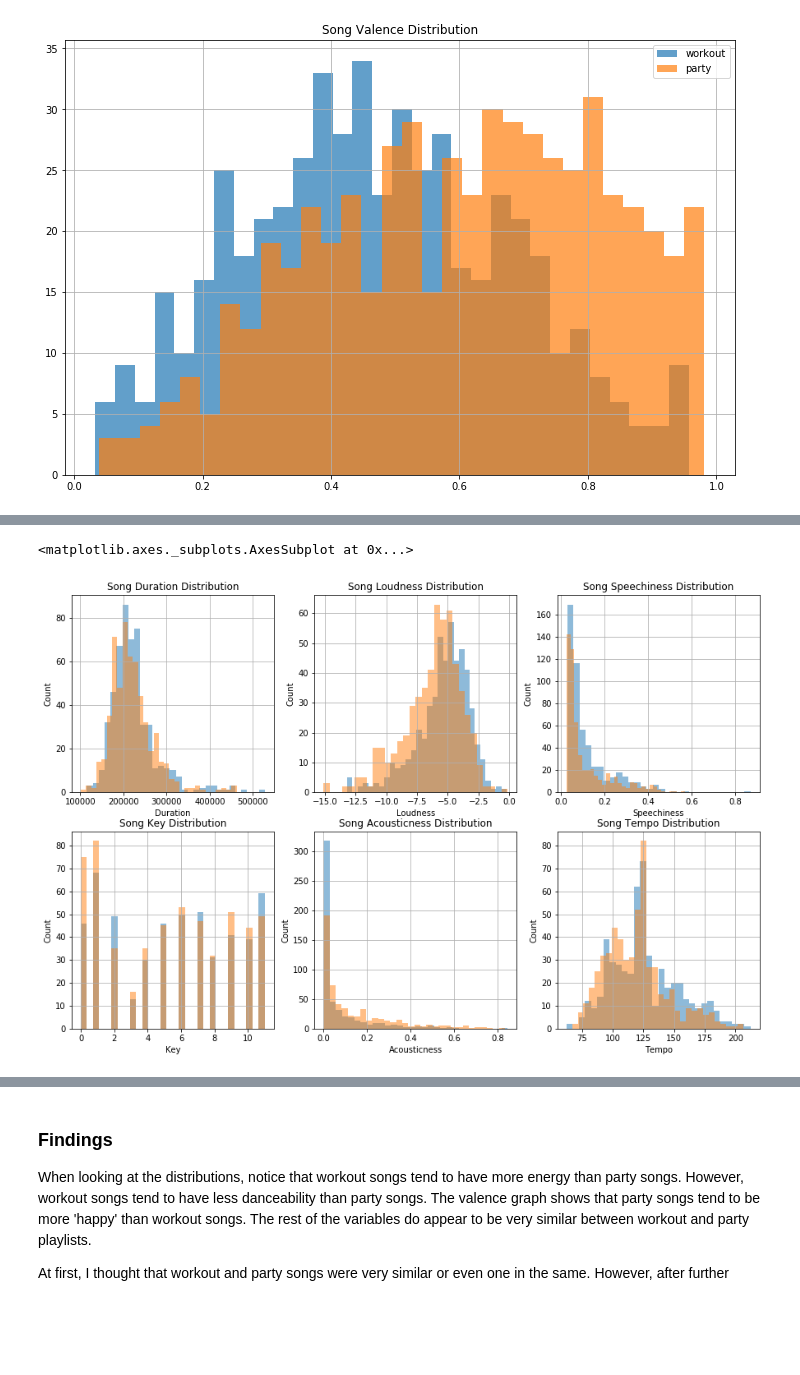
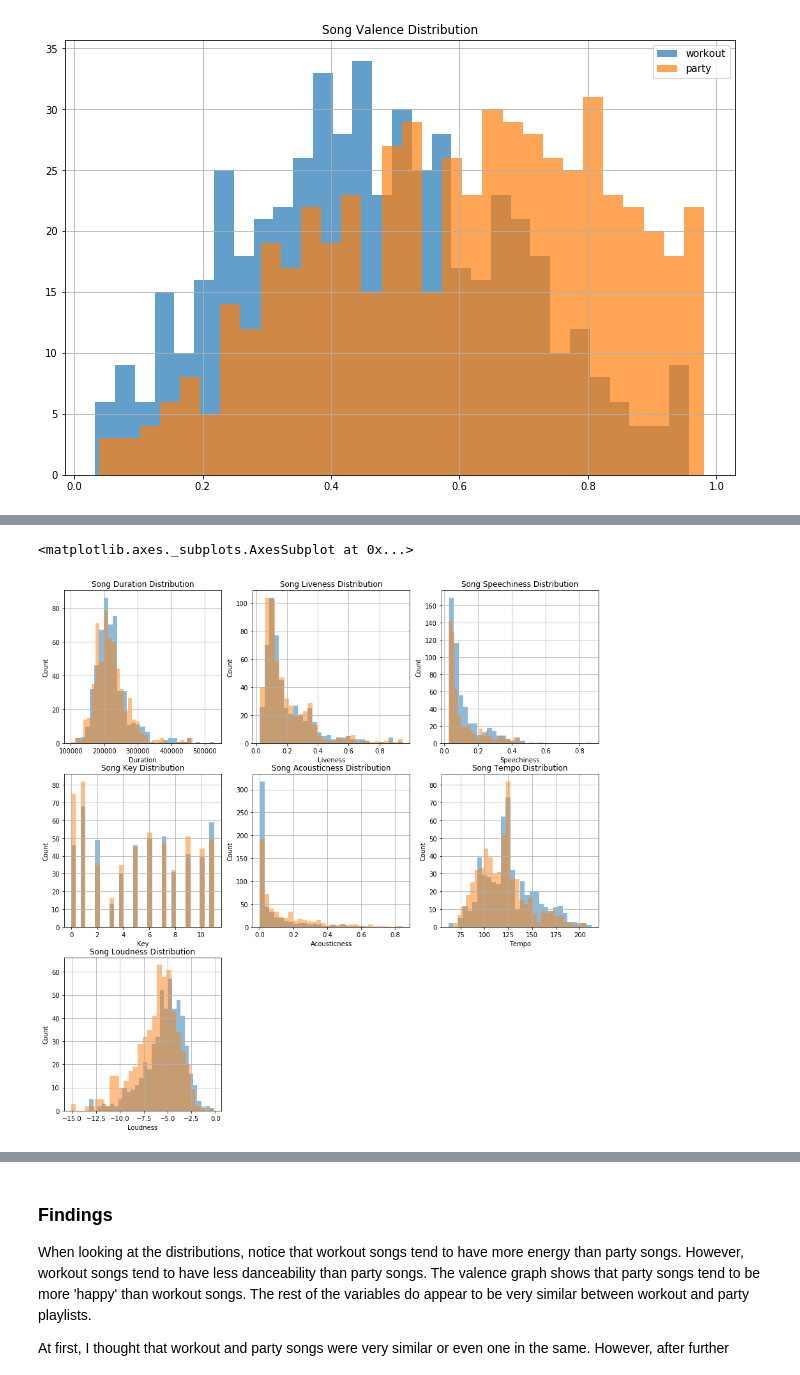
Before and after one commit to amandastrack/Capstone-Project-I-, a Jupyter notebook: data_storytelling_capstone_I.ipynb, the cells around one changed output, grey strips where cells are left out. Drawn from its saved outputs; the diff is of its cells as text; code cells hidden in the pictures; blank space fills up the shorter version.

```diff
--- a/data_storytelling_capstone_I.ipynb
+++ b/data_storytelling_capstone_I.ipynb
@@ -14,8 +14,13 @@ In this stage of my project, I will apply data storytelling to generate some int
 <img src="1_f22UvkC7lahJi3u-LJaLHw.png">
 <img src="1_8d0M2xVfmcZDr-tzrfRzdw.png">
 # %%
+import pandas as pd
+import seaborn as sns
+import matplotlib
+import matplotlib.pyplot as plt
+
 #import dataset
-spotify_songs = pd.read_csv('final_spotify_data.csv')
+spotify_songs = pd.read_csv('data/final_spotify_data.csv')
 # %%
 #subset data based on playlist genre
 w = spotify_songs.loc[spotify_songs['playlist'] == 'workout']
@@ -314,14 +424,14 @@ w['duration_ms'].hist(alpha= 0.5, bins=30)
 ax6 = fig2.add_subplot(331)
 p['duration_ms'].hist(alpha= 0.5, bins=30)
 
-#Loudness
+#Liveness
 ax7 = fig2.add_subplot(332)
-ax7.set_xlabel('Loudness')
+ax7.set_xlabel('Liveness')
 ax7.set_ylabel('Count')
-ax7.set_title('Song Loudness Distribution')
-w['loudness'].hist(alpha= 0.5, bins=30)
+ax7.set_title('Song Liveness Distribution')
+w['liveness'].hist(alpha= 0.5, bins=30)
 ax8 = fig2.add_subplot(332)
-p['loudness'].hist(alpha= 0.5, bins=30)
+p['liveness'].hist(alpha= 0.5, bins=30)
 
 #Speechiness
 ax9 = fig2.add_subplot(333)
@@ -359,6 +469,15 @@ ax19.set_title('Song Tempo Distribution')
 w['tempo'].hist(alpha= 0.5, bins=30)
 ax20 = fig2.add_subplot(336)
 p['tempo'].hist(alpha= 0.5, bins=30)
+
+#Loudness
+ax21 = fig2.add_subplot(337)
+ax21.set_xlabel('Loudness')
+ax21.set_ylabel('Count')
+ax21.set_title('Song Loudness Distribution')
+w['loudness'].hist(alpha= 0.5, bins=30)
+ax22 = fig2.add_subplot(337)
+p['loudness'].hist(alpha= 0.5, bins=30)
 # %% [output]
 Adding an axes using the same arguments as a previous axes currently reuses the earlier instance.  In a future version, a new instance will always be created and returned.  Meanwhile, this warning can ...
   "Adding an axes using the same arguments as a previous axes "
@@ -365,2 +496,2 @@ Adding an axes using the same arguments as a previous axes currently reuses the
 <matplotlib.axes._subplots.AxesSubplot at 0x...>
-[figure, old version]
+[figure, new version]
```
Also changed, not shown: parts of 5 cells of this notebook, 1 other file.
